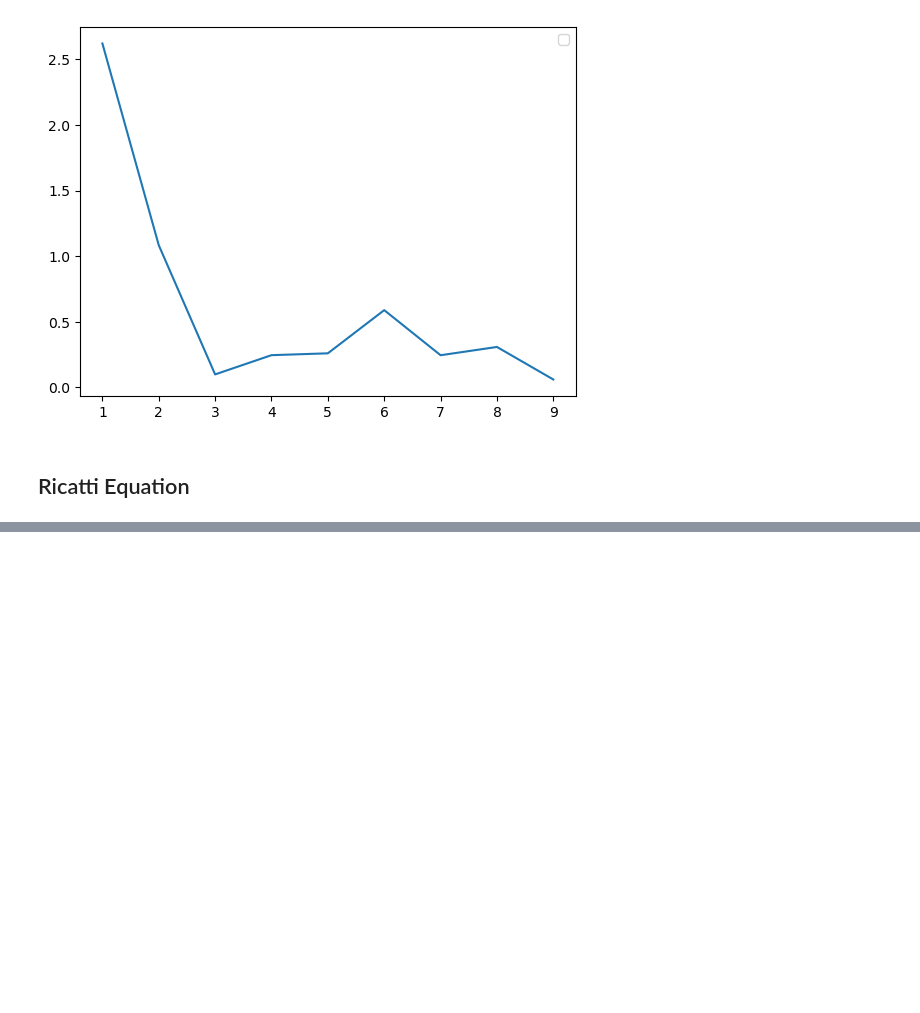
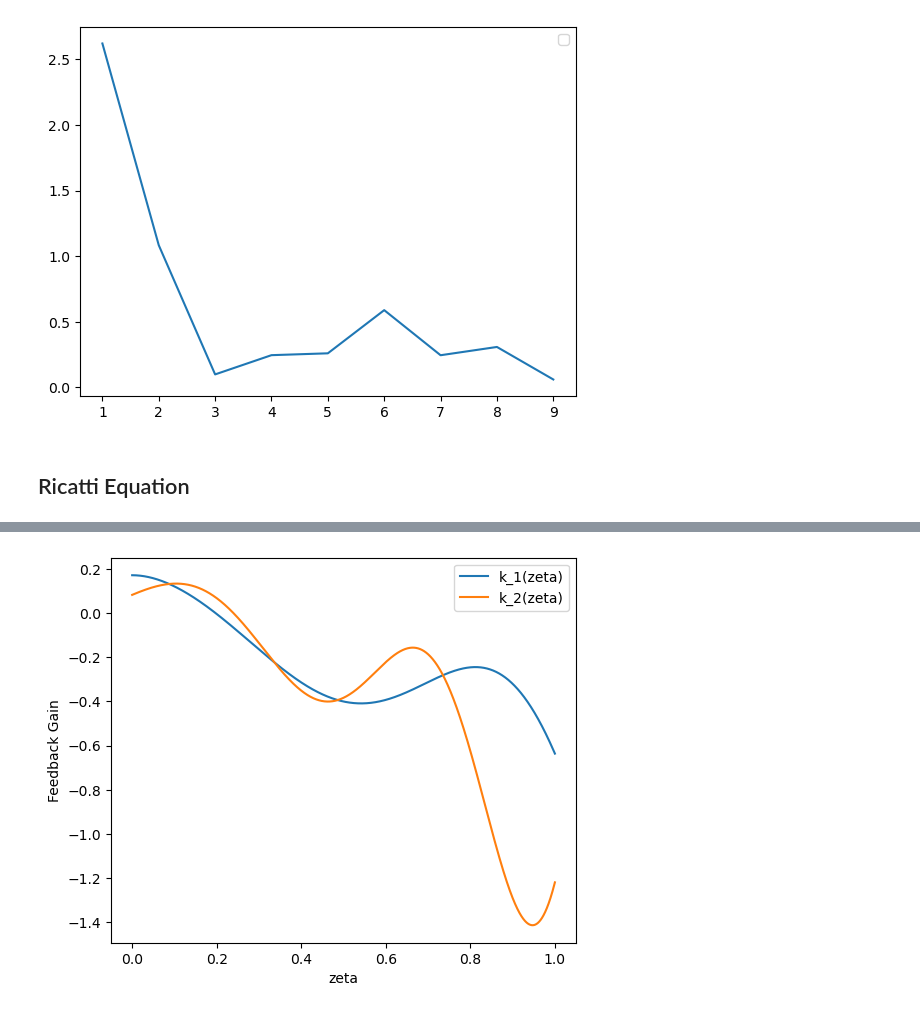
Before and after one commit to behradmoadeli/pfr_isothermal_recycle_delay_optimal, a Jupyter notebook: reports/BehradPaper.ipynb, the cells around one changed output, grey strips where cells are left out. Saved outputs shown, nothing was run; the diff lists cells and outputs as text; code cells hidden in the pictures; blank space fills up the shorter version.

```diff
--- a/reports/BehradPaper.ipynb
+++ b/reports/BehradPaper.ipynb
@@ -637,25 +637,3 @@ e_8 = 0.06108195613438206
 [figure]
 # %% [markdown]
 ## Ricatti Equation
-# %%
-n_modes = 5
-
-p = np.random.rand(n_modes,n_modes) * 20 # Initial guess
-p_0 = [*triu_to_flat(p)] * 2
-
-p_sol_flat = fsolve(ricatti, p_0, (default_pars, lambdas[:n_modes], normal_coefs[:n_modes]))
-
-
-slicer = int(len(p_sol_flat)/2)
-p_sol_flat_real = p_sol_flat[:slicer]
-p_sol_flat_imag = p_sol_flat[slicer:]
-p_sol_flat_complex = p_sol_flat_real + p_sol_flat_imag * 1j
-
-p_sol = triu_to_hermitian(flat_to_triu(p_sol_flat_complex))
-
-print("P = ")
-display(pd.DataFrame(np.round(p_sol)))
-
-k = k_ricatti(np.linspace(0,1,5), p_sol_flat, default_pars, lambdas[:n_modes], normal_coefs[:n_modes])
-print("k = ")
-display(pd.DataFrame(k))
@@ -675 +687,20 @@ k =
+# %%
+df = pd.DataFrame(k.T, columns=['zeta', 'k_1', 'k_2'])
+df.set_index('zeta', inplace=True)
+
+# Plot both columns against the index
+plt.figure(figsize=(6,5))  # Adjust the figure size as needed
+plt.plot(df.index, df['k_1'], label='k_1(zeta)')
+plt.plot(df.index, df['k_2'], label='k_2(zeta)')
+
+# Add labels, title, and legend
+plt.xlabel('zeta')
+plt.ylabel('Feedback Gain')
+# plt.title('Plot of Column1 and Column2')
+plt.legend()
+
+# Show the plot
+plt.show()
+# %% [output]
+[figure, added]
 # %%
```
Also changed, not shown: parts of 9 cells of this notebook, 9 other files.
